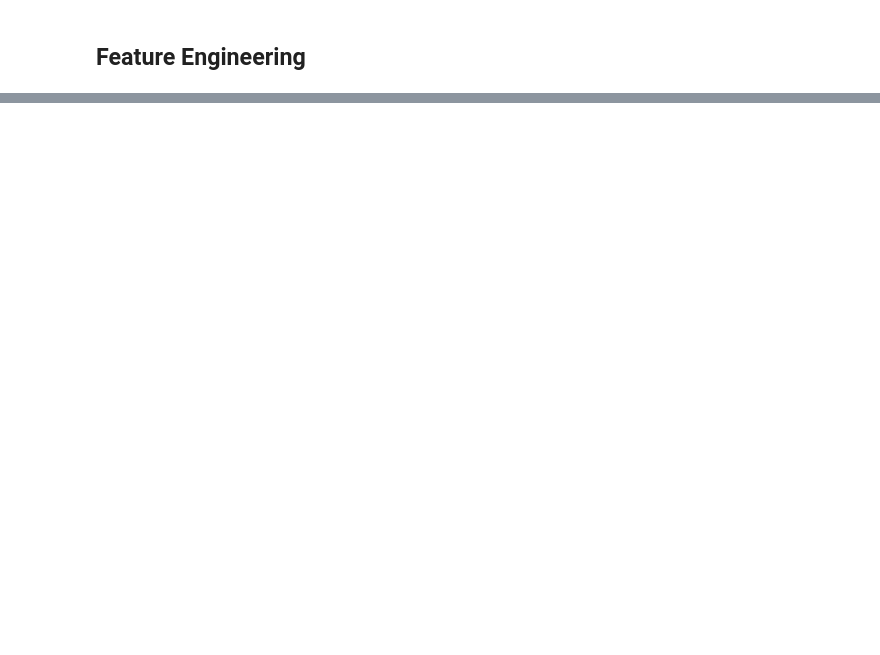
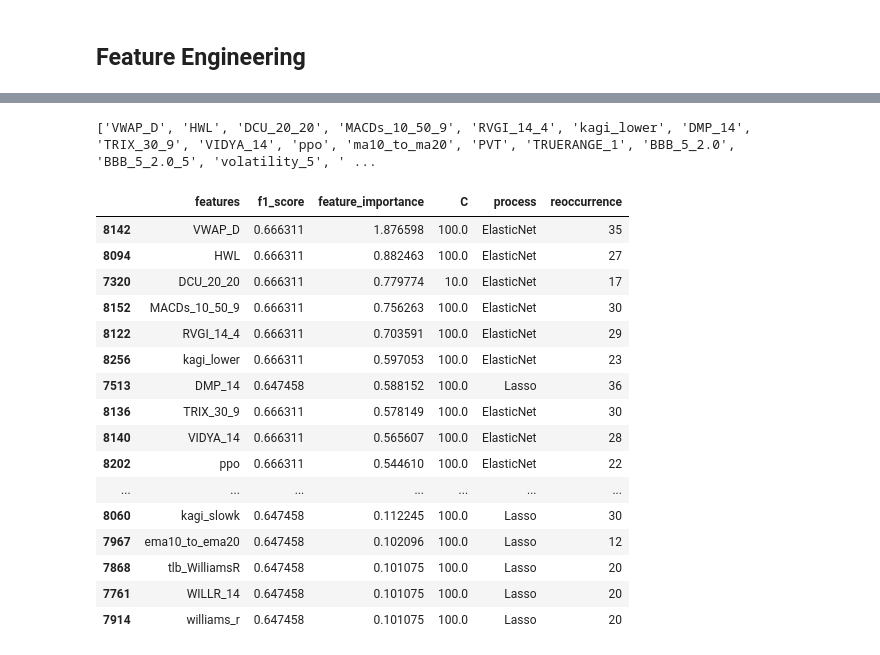
Before and after one commit to Jnorm911/websocket_trading, a Jupyter notebook: src/binary_classification/lstm/lstm_csv_notebook.ipynb, the cells around one changed output, grey strips where cells are left out. Drawn from its saved outputs; the diff is of its cells as text; code cells hidden in the pictures; blank space fills up the shorter version.

```diff
--- a/src/binary_classification/lstm/lstm_csv_notebook.ipynb
+++ b/src/binary_classification/lstm/lstm_csv_notebook.ipynb
@@ -43,0 +86,38 @@ Total count of features with iteration = 8 and reoccurrence = 8: 22
+# %%
+df = pd.read_csv("lasso_elasticnet_selected_features.csv")
+
+# Sort the DataFrame by "feature_importance" column in descending order
+df.sort_values(by="feature_importance", ascending=False, inplace=True)
+
+# Drop duplicate rows based on the "features" column, keeping only the first occurrence (highest number)
+df.drop_duplicates(subset="features", keep="first", inplace=True)
+
+# Filter the DataFrame to include only rows with f1_score > 0.6 and feature_importance >= 0.1
+df = df[(df["f1_score"] >= 0.64) & (df["feature_importance"] >= 0.1)]
+
+# Extract the values from the "features" column and store them in a list
+lasso_features = df["features"].tolist()
+
+# Print the list of lasso_features
+print(lasso_features)
+
+df
+# %% [output]
+['VWAP_D', 'HWL', 'DCU_20_20', 'MACDs_10_50_9', 'RVGI_14_4', 'kagi_lower', 'DMP_14', 'TRIX_30_9', 'VIDYA_14', 'ppo', 'ma10_to_ma20', 'PVT', 'TRUERANGE_1', 'BBB_5_2.0', 'BBB_5_2.0_5', 'volatility_5', ' ...
+|  | features | f1_score | feature_importance | C | process | reoccurrence |
+| 8142 | VWAP_D | 0.666311 | 1.876598 | 100.0 | ElasticNet | 35 |
+| 8094 | HWL | 0.666311 | 0.882463 | 100.0 | ElasticNet | 27 |
+| 7320 | DCU_20_20 | 0.666311 | 0.779774 | 10.0 | ElasticNet | 17 |
+| 8152 | MACDs_10_50_9 | 0.666311 | 0.756263 | 100.0 | ElasticNet | 30 |
+| 8122 | RVGI_14_4 | 0.666311 | 0.703591 | 100.0 | ElasticNet | 29 |
+| 8256 | kagi_lower | 0.666311 | 0.597053 | 100.0 | ElasticNet | 23 |
+| 7513 | DMP_14 | 0.647458 | 0.588152 | 100.0 | Lasso | 36 |
+| 8136 | TRIX_30_9 | 0.666311 | 0.578149 | 100.0 | ElasticNet | 30 |
+| 8140 | VIDYA_14 | 0.666311 | 0.565607 | 100.0 | ElasticNet | 28 |
+| 8202 | ppo | 0.666311 | 0.544610 | 100.0 | ElasticNet | 22 |
+| ... | ... | ... | ... | ... | ... | ... |
+| 8060 | kagi_slowk | 0.647458 | 0.112245 | 100.0 | Lasso | 30 |
+| 7967 | ema10_to_ema20 | 0.647458 | 0.102096 | 100.0 | Lasso | 12 |
+| 7868 | tlb_WilliamsR | 0.647458 | 0.101075 | 100.0 | Lasso | 20 |
+| 7761 | WILLR_14 | 0.647458 | 0.101075 | 100.0 | Lasso | 20 |
+| 7914 | williams_r | 0.647458 | 0.101075 | 100.0 | Lasso | 20 |
```
Also changed, not shown: parts of 4 cells of this notebook, 4 other files.
